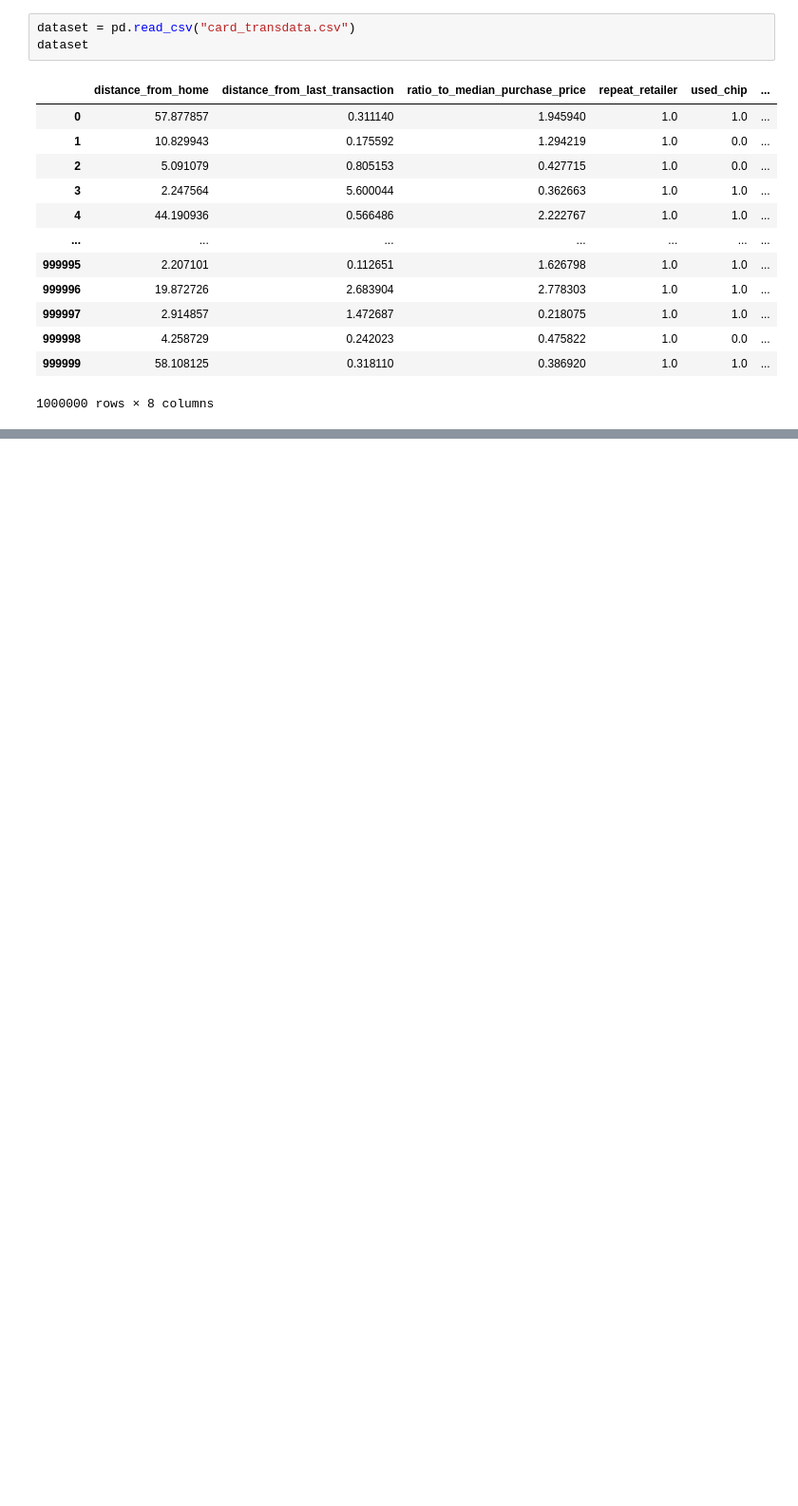
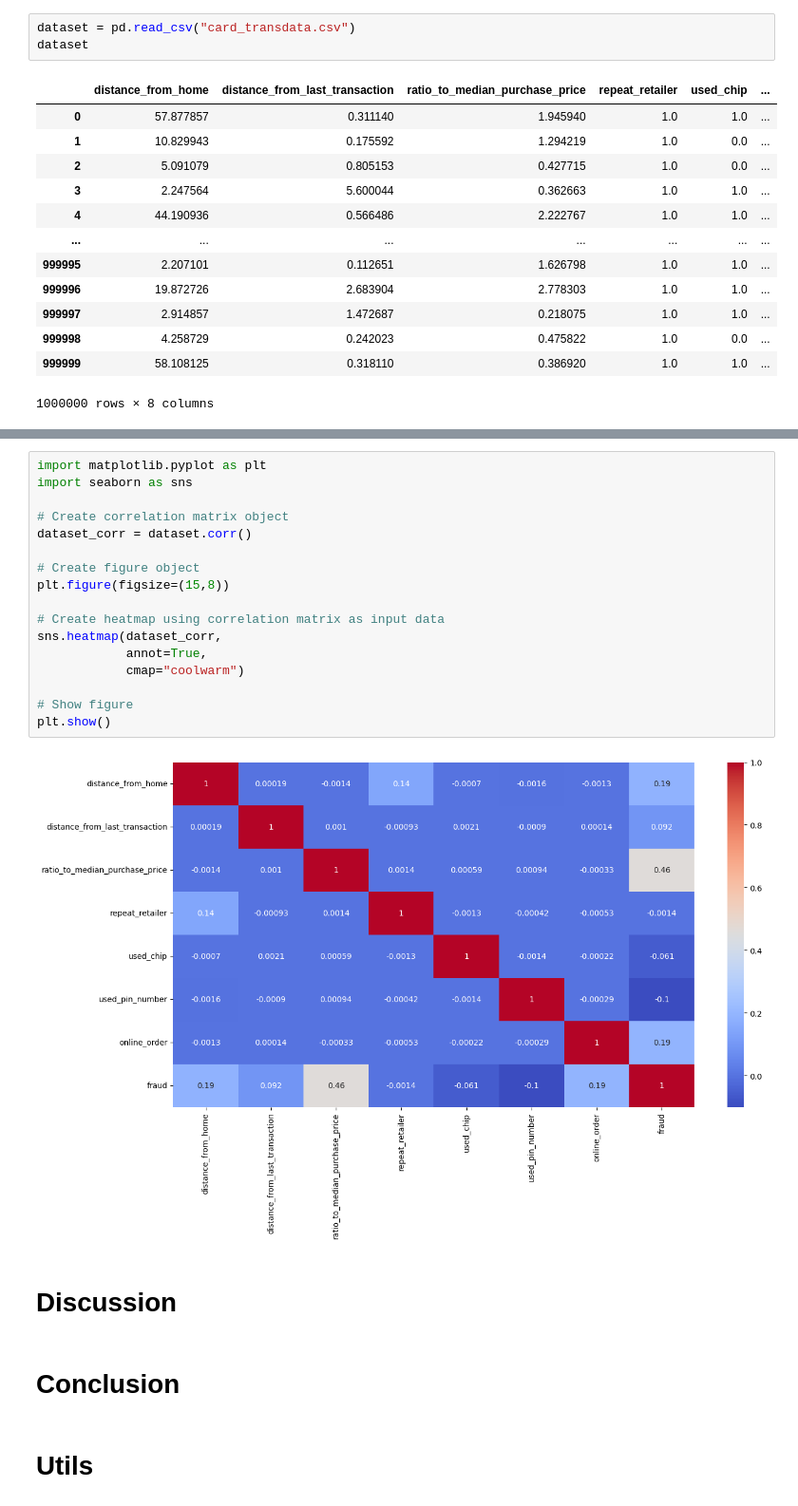
Before and after one commit to lamoincl/ml-credit-card-fraud, a Jupyter notebook: Project.ipynb, the cells around one changed output, grey strips where cells are left out. Shown at 95% size. Cells and saved outputs as stored; diff of their text form; blank space fills up the shorter version.

```diff
--- a/Project.ipynb
+++ b/Project.ipynb
@@ -97,0 +168,25 @@ for feature in dataset.loc[:, dataset.columns != 'fraud']:
+# %%
+import matplotlib.pyplot as plt
+import seaborn as sns
+
+# Create correlation matrix object
+dataset_corr = dataset.corr()
+
+# Create figure object
+plt.figure(figsize=(15,8))
+
+# Create heatmap using correlation matrix as input data
+sns.heatmap(dataset_corr,
+            annot=True,
+            cmap="coolwarm")
+
+# Show figure
+plt.show()
+# %% [output]
+[figure, added]
+# %% [markdown]
+# Discussion
+# %% [markdown]
+# Conclusion
+# %% [markdown]
+# Utils
```
Also changed, not shown: parts of 20 cells of this notebook.
